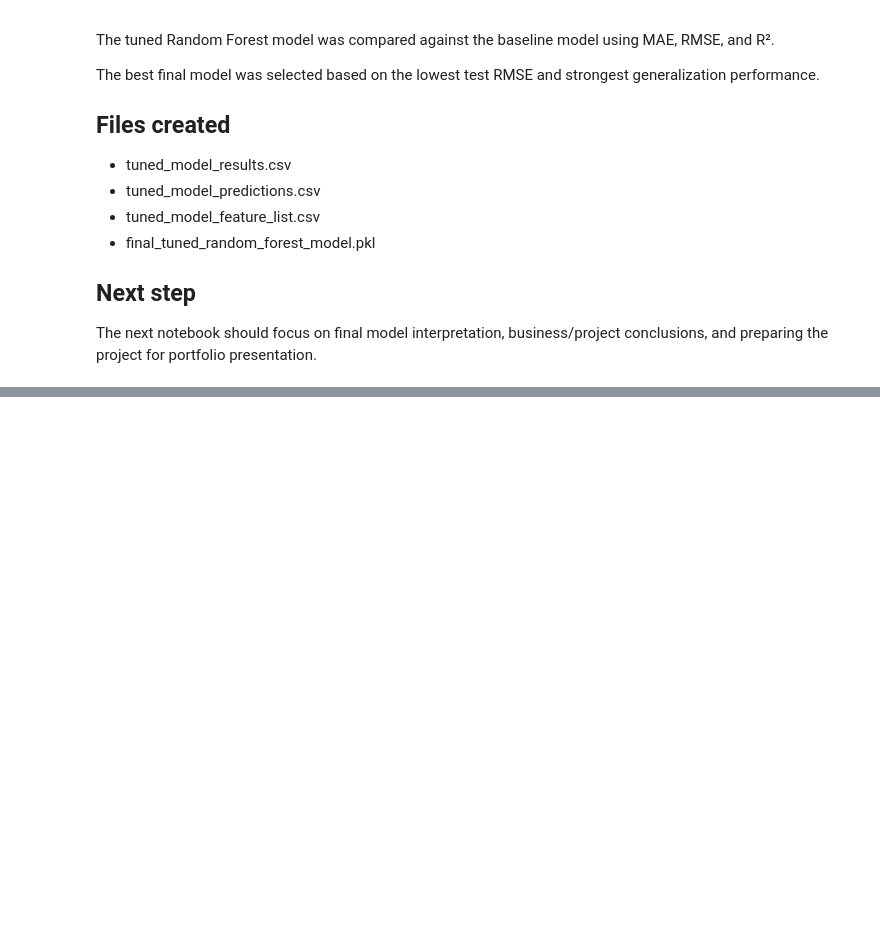
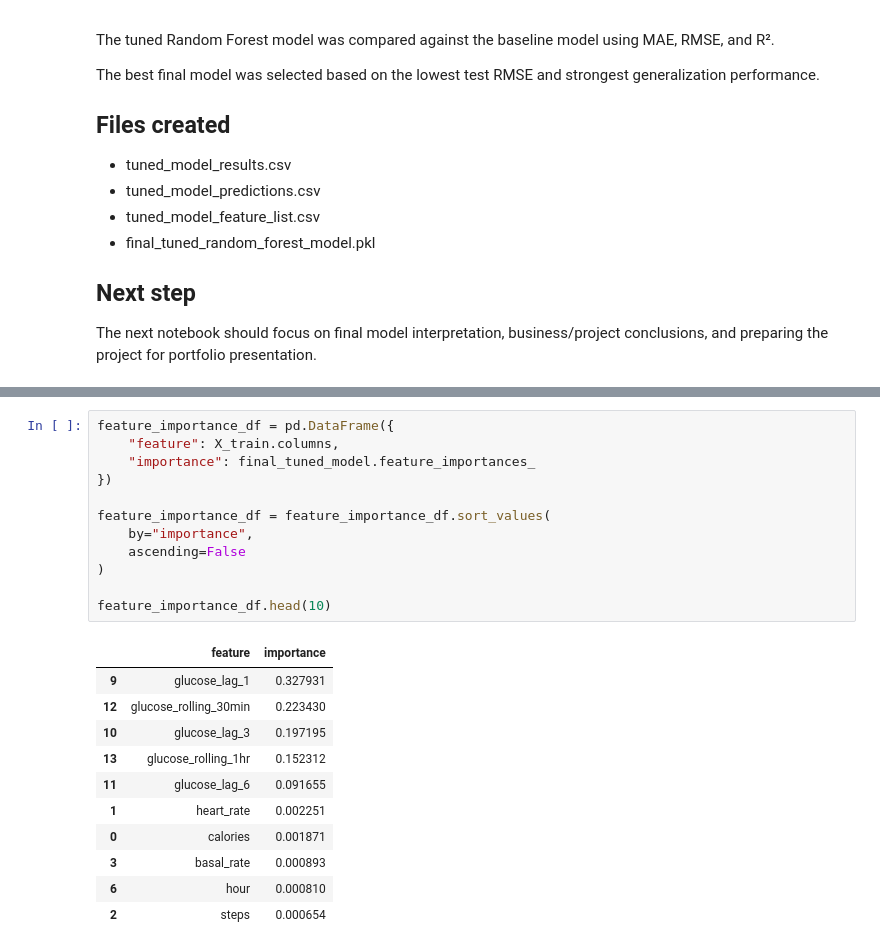
Before and after one commit to HumsShaik/diabetes-glucose-analysis, a Jupyter notebook: notebooks/06_model_improvement_hyperparameter_tuning.ipynb, the cells around one changed output, grey strips where cells are left out. Cells and saved outputs as stored; diff of their text form; blank space fills up the shorter version.

```diff
--- a/notebooks/06_model_improvement_hyperparameter_tuning.ipynb
+++ b/notebooks/06_model_improvement_hyperparameter_tuning.ipynb
@@ -1314,0 +1336,24 @@ The next notebook should focus on final model interpretation, business/project c
+# %%
+feature_importance_df = pd.DataFrame({
+    "feature": X_train.columns,
+    "importance": final_tuned_model.feature_importances_
+})
+
+feature_importance_df = feature_importance_df.sort_values(
+    by="importance",
+    ascending=False
+)
+
+feature_importance_df.head(10)
+# %% [output]
+|  | feature | importance |
+| 9 | glucose_lag_1 | 0.327931 |
+| 12 | glucose_rolling_30min | 0.223430 |
+| 10 | glucose_lag_3 | 0.197195 |
+| 13 | glucose_rolling_1hr | 0.152312 |
+| 11 | glucose_lag_6 | 0.091655 |
+| 1 | heart_rate | 0.002251 |
+| 0 | calories | 0.001871 |
+| 3 | basal_rate | 0.000893 |
+| 6 | hour | 0.000810 |
+| 2 | steps | 0.000654 |
```
Also changed, not shown: parts of 2 cells of this notebook, 6 other files.
